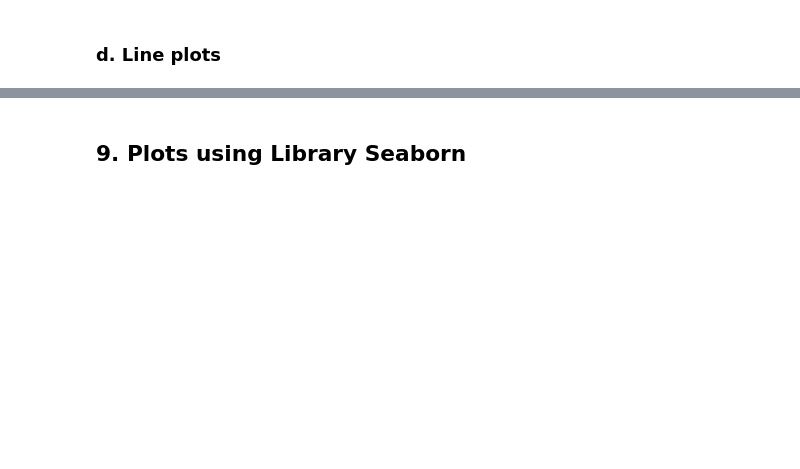
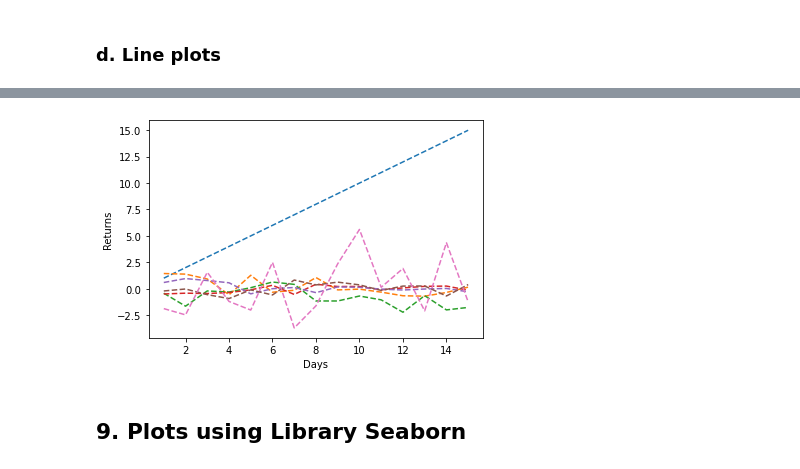
Before and after one commit to Himanshu7011/AiML, a Jupyter notebook: Inclass Session 5 _ 6 - Question-1.ipynb, the cells around one changed output, grey strips where cells are left out. Cells and saved outputs as stored; diff of their text form; code cells hidden in the pictures; blank space fills up the shorter version.

Commit message:
Assignment 3

```diff
--- a/Inclass Session 5 _ 6 - Question-1.ipynb
+++ b/Inclass Session 5 _ 6 - Question-1.ipynb
@@ -1003,3 +1119,16 @@ df
+# %%
+import matplotlib.pyplot as plt
+import pandas as pd
+import numpy as np
+
+df = pd.read_csv('C:/Users/hgupt/PES 1st Semister/PES_Assignment_3/Returns.csv')
+
+plt.xlabel('Days')
+plt.ylabel('Returns')
+for i in df.columns:
+    plt.plot(df['Day'], df[i], '--', animated=True)
+# %% [output]
+[figure, added]
 # %% [markdown]
 <a id='seaborn'></a>
 ## 9. Plots using Library Seaborn
```
Also changed, not shown: parts of 14 cells of this notebook.
